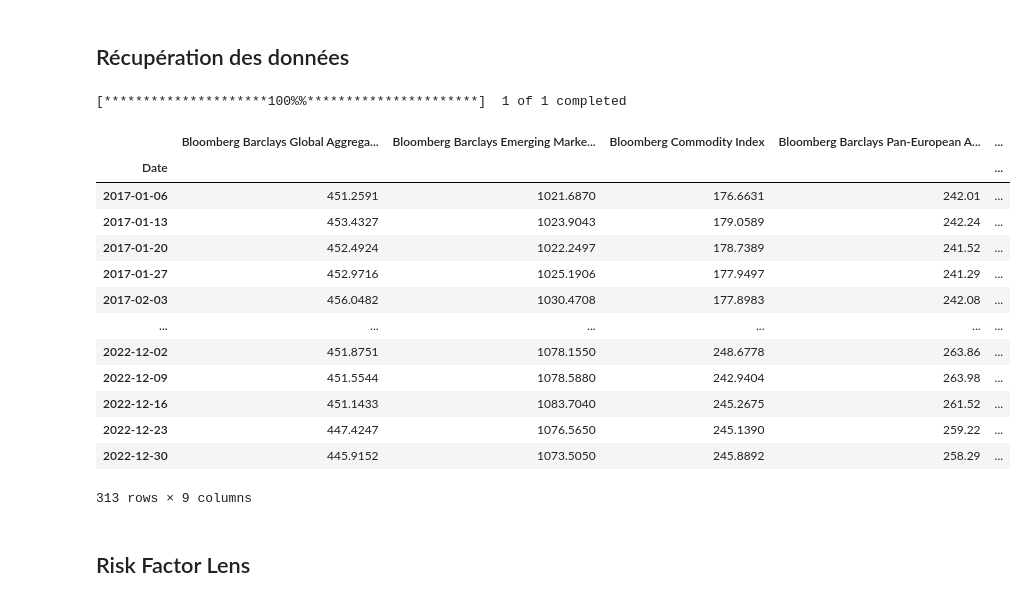
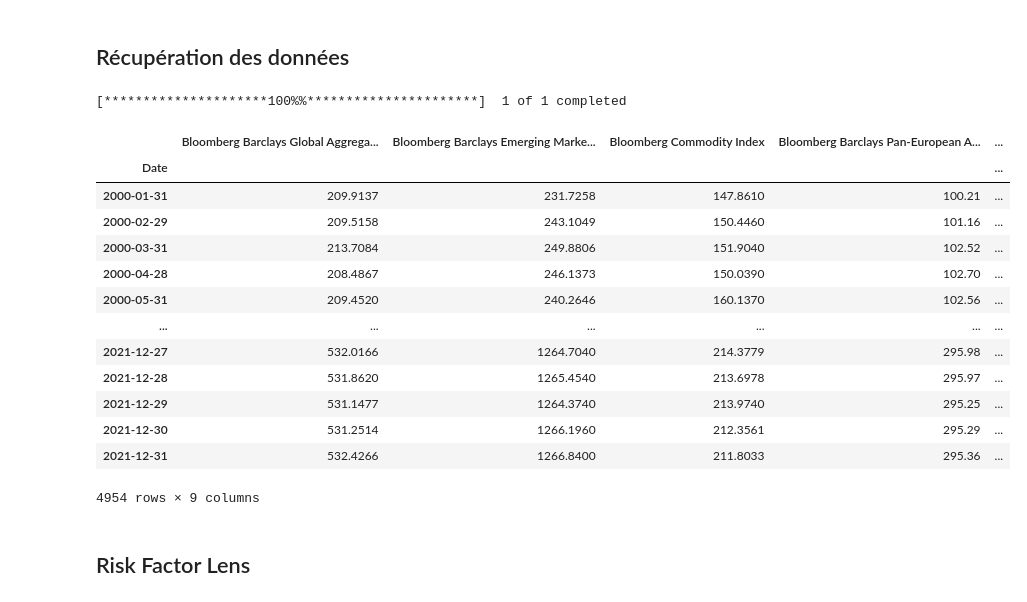
Before and after one commit to WilliamB111/BNY-Markets-Regime-Project-127, a Jupyter notebook: GMM.ipynb, the cells around one changed output. Saved outputs shown, nothing was run; the diff lists cells and outputs as text; code cells hidden in the pictures.

```diff
--- a/GMM.ipynb
+++ b/GMM.ipynb
@@ -13,38 +12,37 @@ from pathlib import Path
 ## Récupération des données
 # %%
 #Récupération des données excel
-repo = Path.cwd()
-path = repo / "DataProjet_V1.xlsx"
+path = r"/Users/thomascgd/Desktop/Esilv/A5/PI2/Donnees_Bloomberg_Daily.xlsx"
 data = pd.read_excel(path)
 
 #Réindexation
 data.index=data['Date']
 del data['Date']
 
 #Suppression des lignes possédant des NaN.
 data=data.dropna()
 
 #récupération du S&P 500
 SnP = yf.download('^GSPC',"2000-01-01","2023-12-31")
 
 #SnP
 data
 # %% [output]
 [*********************100%%**********************]  1 of 1 completed
 |  | Bloomberg Barclays Global Aggrega... | Bloomberg Barclays Emerging Marke... | Bloomberg Commodity Index | Bloomberg Barclays Pan-European A... | ... |
 | Date |  |  |  |  | ... |
-| 2017-01-06 | 451.2591 | 1021.6870 | 176.6631 | 242.01 | ... |
-| 2017-01-13 | 453.4327 | 1023.9043 | 179.0589 | 242.24 | ... |
-| 2017-01-20 | 452.4924 | 1022.2497 | 178.7389 | 241.52 | ... |
-| 2017-01-27 | 452.9716 | 1025.1906 | 177.9497 | 241.29 | ... |
-| 2017-02-03 | 456.0482 | 1030.4708 | 177.8983 | 242.08 | ... |
+| 2000-01-31 | 209.9137 | 231.7258 | 147.8610 | 100.21 | ... |
+| 2000-02-29 | 209.5158 | 243.1049 | 150.4460 | 101.16 | ... |
+| 2000-03-31 | 213.7084 | 249.8806 | 151.9040 | 102.52 | ... |
+| 2000-04-28 | 208.4867 | 246.1373 | 150.0390 | 102.70 | ... |
+| 2000-05-31 | 209.4520 | 240.2646 | 160.1370 | 102.56 | ... |
 | ... | ... | ... | ... | ... | ... |
-| 2022-12-02 | 451.8751 | 1078.1550 | 248.6778 | 263.86 | ... |
-| 2022-12-09 | 451.5544 | 1078.5880 | 242.9404 | 263.98 | ... |
-| 2022-12-16 | 451.1433 | 1083.7040 | 245.2675 | 261.52 | ... |
-| 2022-12-23 | 447.4247 | 1076.5650 | 245.1390 | 259.22 | ... |
-| 2022-12-30 | 445.9152 | 1073.5050 | 245.8892 | 258.29 | ... |
+| 2021-12-27 | 532.0166 | 1264.7040 | 214.3779 | 295.98 | ... |
+| 2021-12-28 | 531.8620 | 1265.4540 | 213.6978 | 295.97 | ... |
+| 2021-12-29 | 531.1477 | 1264.3740 | 213.9740 | 295.25 | ... |
+| 2021-12-30 | 531.2514 | 1266.1960 | 212.3561 | 295.29 | ... |
+| 2021-12-31 | 532.4266 | 1266.8400 | 211.8033 | 295.36 | ... |
-313 rows × 9 columns
+4954 rows × 9 columns
 # %% [markdown]
 ## Risk Factor Lens
 # %%
```
Also changed, not shown: parts of 19 cells of this notebook.
